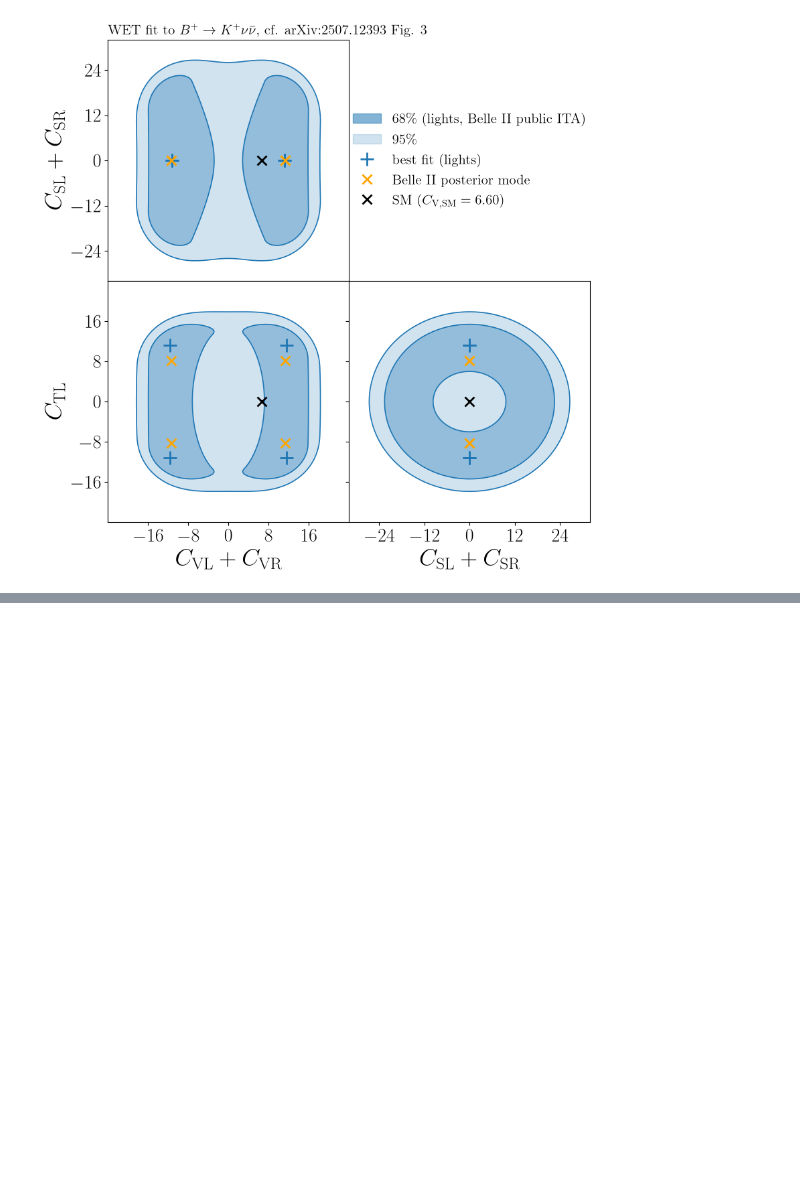
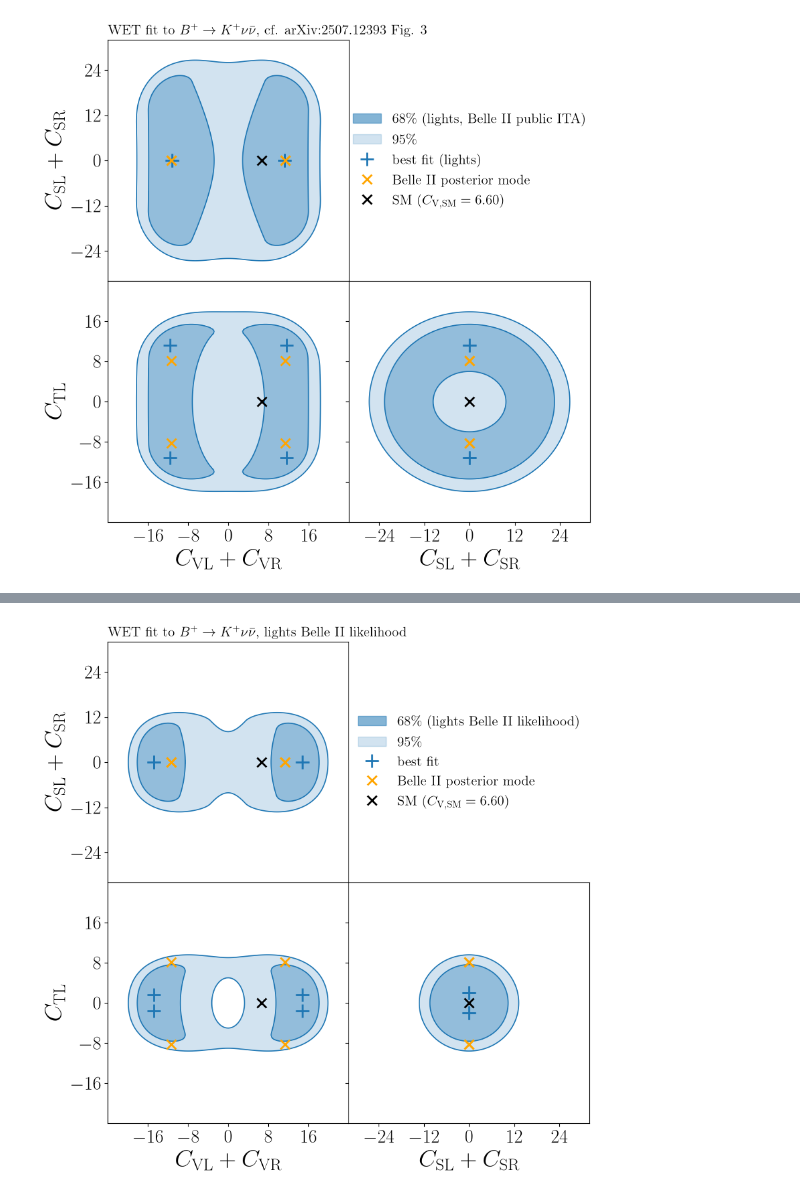
Before and after one commit to PatrickBolton/bk-invisible-fits, a Jupyter notebook: notebooks/04_NP_coupling.ipynb, the cells around one changed output, grey strips where cells are left out. Saved outputs shown, nothing was run; the diff lists cells and outputs as text; code cells hidden in the pictures; blank space fills up the shorter version.

Commit message:
WET fit with the lights Belle II likelihood; re-run notebooks

```diff
--- a/notebooks/04_NP_coupling.ipynb
+++ b/notebooks/04_NP_coupling.ipynb
@@ -394,0 +399,45 @@ plt.savefig(SAVE_DIR / "WET_belle2_fig3.pdf", bbox_inches = 'tight')
+# %%
+wet_lights = {pair: profile_logLL_strengths("BelleII", WET_S, WET_T, pair, to_x[pair[0]], to_x[pair[1]])
+              for pair in (("x0", "x1"), ("x0", "x2"), ("x1", "x2"))}
+wet_lights_full = {pair: mirror(grid) for pair, grid in wet_lights.items()}
+# %%
+def wet_figure(grids, grids_full, likelihood, title, file):
+    "The three WET panels (as above): 68% and 95% regions of the mirrored grids, best fit, Belle II's mode and the SM."
+    fig = plt.figure(figsize = (9, 9))
+    panels = [  # axes rectangle, scanned pair, hide x ticks, hide y ticks
+        ([0.0, 0.4, 0.4, 0.4], ("x0", "x1"), True,  False),
+        ([0.0, 0.0, 0.4, 0.4], ("x0", "x2"), False, False),
+        ([0.4, 0.0, 0.4, 0.4], ("x1", "x2"), False, True),
+    ]
+    X, Y = np.meshgrid(C_full, C_full)
+    axes = []
+    for rect, pair, hide_x, hide_y in panels:
+        ax = fig.add_axes(rect)
+        ax.contourf(X, Y, grids_full[pair], levels = [0, 5.99], colors = 'C0', alpha = 0.2)
+        ax.contourf(X, Y, grids_full[pair], levels = [0, 2.30], colors = 'C0', alpha = 0.35)
+        ax.contour(X, Y, grids_full[pair], levels = [2.30, 5.99], colors = 'C0', linewidths = 1.2)
+        j, i = np.unravel_index(np.argmin(grids[pair]), grids[pair].shape)   # best fit (couplings >= 0) and mirror images
+        for sa, sb in signs:
+            best, = ax.plot(sa * C_wet[i], sb * C_wet[j], '+', color = 'C0', ms = 14, mew = 2)
+            mode, = ax.plot(sa * mode_belle[pair[0]], sb * mode_belle[pair[1]], 'x', color = 'orange', ms = 10, mew = 2)
+        sm, = ax.plot(SM[pair[0]], SM[pair[1]], 'x', color = 'k', ms = 10, mew = 2)
+        ax.set_xlim(-ranges[pair[0]], ranges[pair[0]])
+        ax.set_ylim(-ranges[pair[1]], ranges[pair[1]])
+        for axis, name in ((ax.xaxis, pair[0]), (ax.yaxis, pair[1])):
+            axis.set_ticks(np.arange(-ranges[name] // ticks[name] * ticks[name], ranges[name], ticks[name])[1:])
+        if hide_x: ax.set_xticklabels([])
+        else: ax.set_xlabel(labels[pair[0]], fontsize = 26)
+        if hide_y: ax.set_yticklabels([])
+        else: ax.set_ylabel(labels[pair[1]], fontsize = 26)
+        axes.append(ax)
+    axes[0].set_title(title, fontsize = 15, loc = 'left')
+    regions = [plt.Rectangle((0, 0), 1, 1, color = 'C0', alpha = a) for a in (0.55, 0.2)]
+    fig.legend(regions + [best, mode, sm],
+               [r'68\% (' + likelihood + ')', r'95\%', 'best fit', 'Belle II posterior mode', r'SM ($C_{\rm V,SM} = 6.60$)'],
+               loc = 'center', bbox_to_anchor = (0.6, 0.6), fontsize = 15, frameon = False)
+    plt.savefig(SAVE_DIR / file, bbox_inches = 'tight')
+
+wet_figure(wet_lights, wet_lights_full, 'lights Belle II likelihood',
+           r'WET fit to $B^+\to K^+\nu\bar\nu$, lights Belle II likelihood', "WET_lights.pdf")
+# %% [output]
+[figure, added]
```
Also changed, not shown: parts of 5 cells of this notebook, 2 other files.
